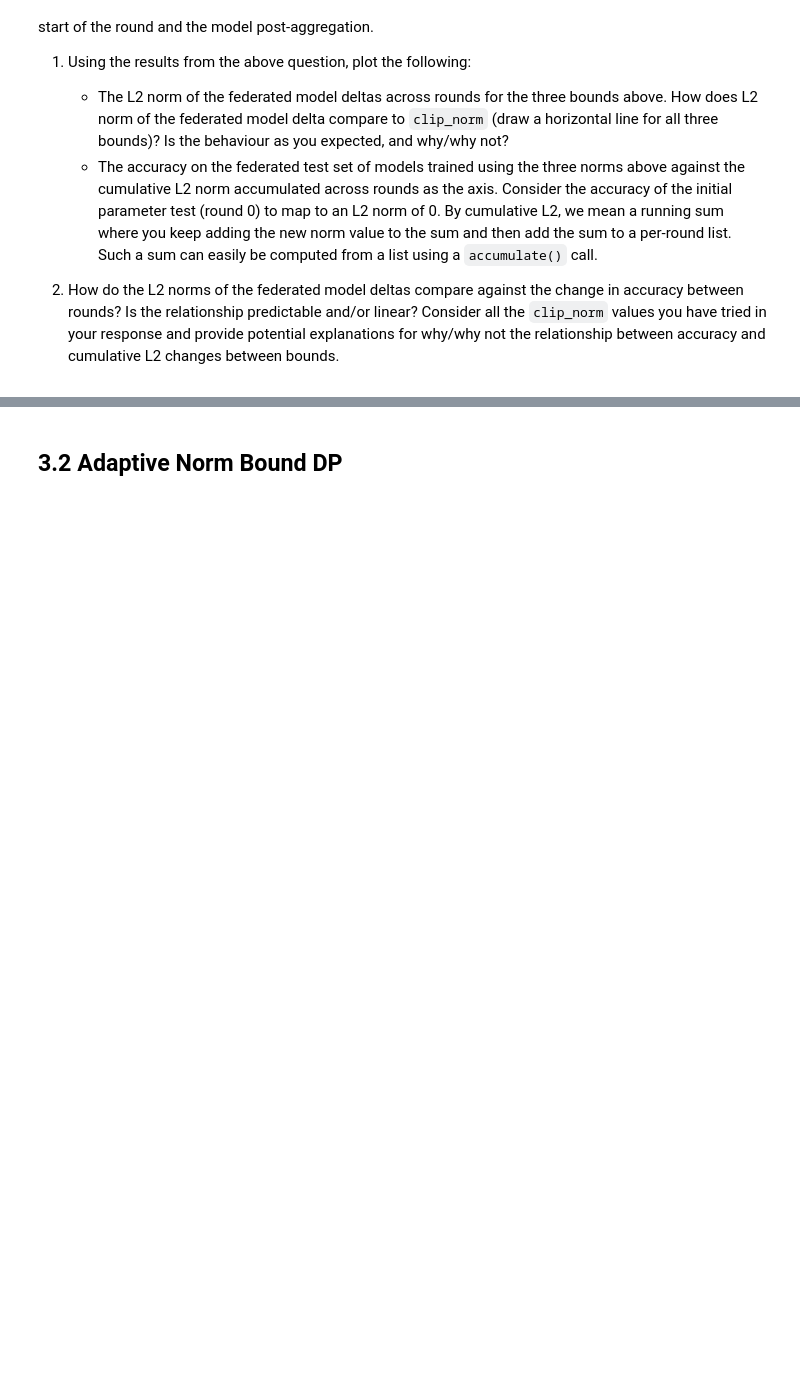
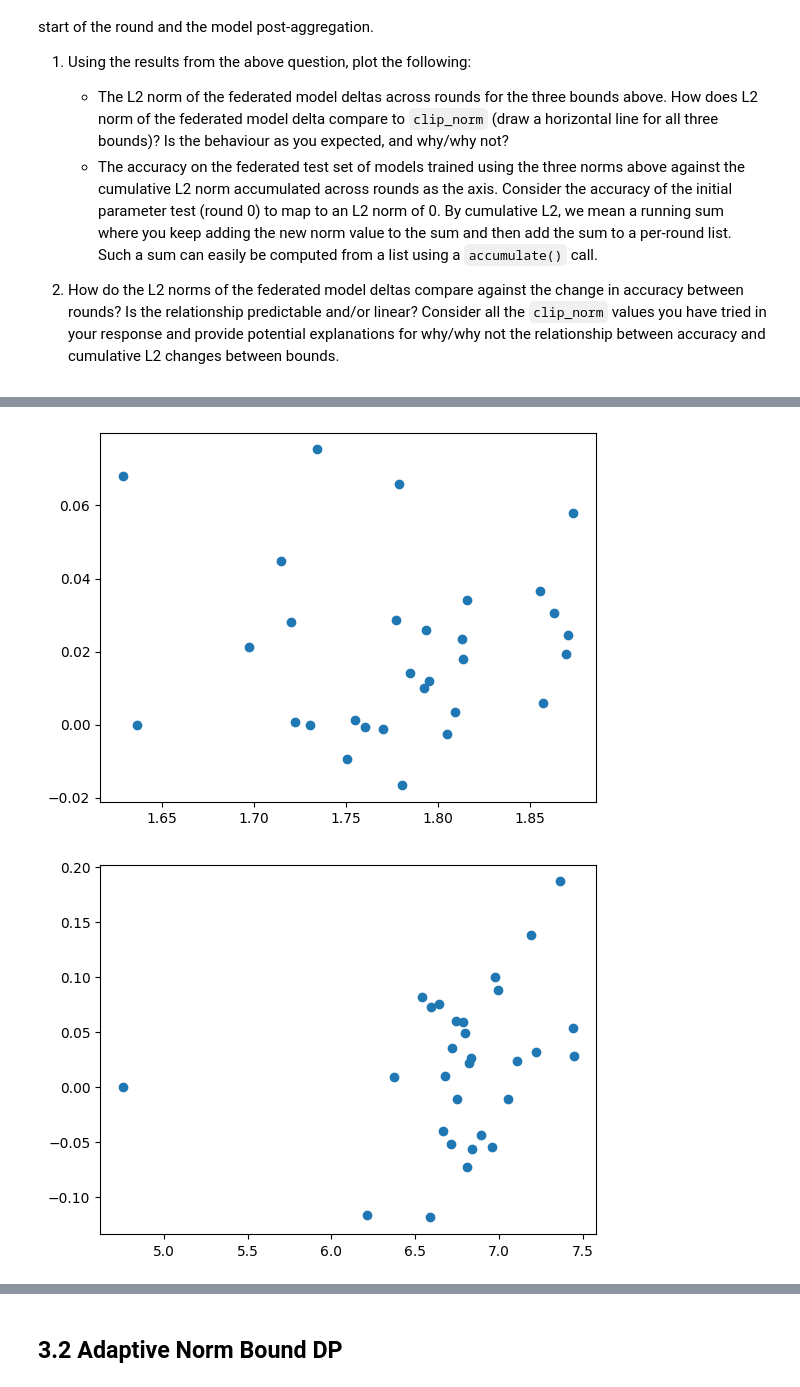
Before and after one commit to satnavpt/L361-Federated-Learning, a Jupyter notebook: L361_Lab_4_Privacy_And_Security_Part_1.ipynb, the cells around one changed output, grey strips where cells are left out. Saved outputs shown, nothing was run; the diff lists cells and outputs as text; code cells hidden in the pictures; blank space fills up the shorter version.

```diff
--- a/L361_Lab_4_Privacy_And_Security_Part_1.ipynb
+++ b/L361_Lab_4_Privacy_And_Security_Part_1.ipynb
@@ -878,14 +945,16 @@ plt.show()
 # %%
 clip_norm_experiment_labels = {str(0.25 * mean): "0.25 * mean", str(mean): "mean", str(1.75 * mean): "1.75 * mean"}
 for k, v in clip_norm_results.items():
   p,h = v
   rounds = range(30)
   accuracy_deltas = np.diff([a for r, a in h.metrics_centralized["accuracy"]])
-  print(accuracy_deltas)
-  log_deltas = np.log(accuracy_deltas)
-  print(accuracy_deltas)
-  norms = [n for r, n in h.metrics_distributed_fit["agg_delta"]]
-  line, = plt.plot(rounds, norms, label=clip_norm_experiment_labels[k])
-  plt.plot(rounds, accuracy_deltas, color=line.get_color())
-plt.legend()
-plt.show()
+  norms = [n for r, n in h.metrics_distributed_fit["agg_norm"]]
+  plt.scatter(norms, accuracy_deltas, label=clip_norm_experiment_labels[k])
+  # plt.axvline(float(k))
+  # line, = plt.plot(rounds, norms, label=clip_norm_experiment_labels[k])
+  # plt.plot(rounds, 10*(np.mean(norms))*accuracy_deltas, color=line.get_color())
+# plt.legend()
+  plt.show()
+# %% [output]
+[figure, added]
+[figure, added]
```
Also changed, not shown: parts of 29 cells of this notebook.
